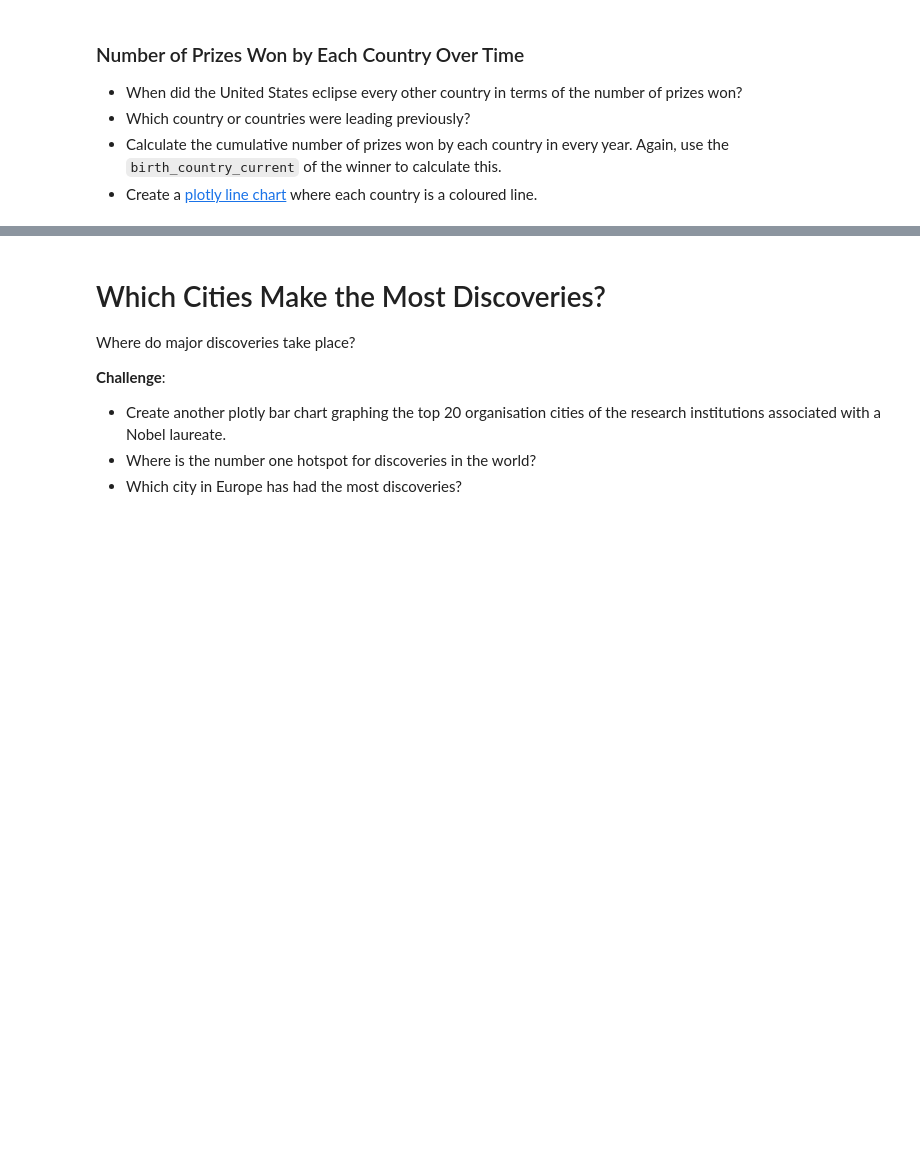
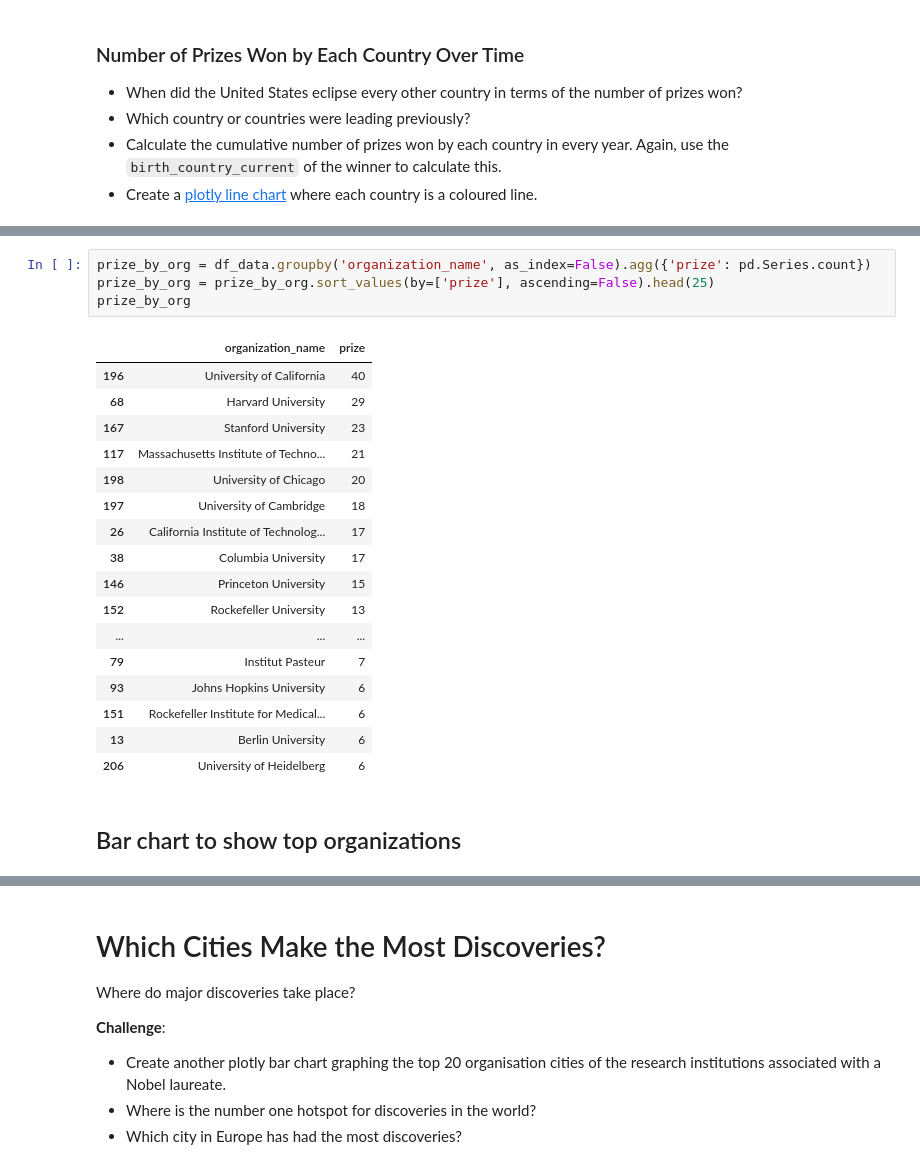
Before and after one commit to slimrivermoi/day79-data-analysis-visualization-with-plotly-matplotlib-seaborn, a Jupyter notebook: Nobel_Prize_Analysis_(start).ipynb, the cells around one changed output, grey strips where cells are left out. Drawn from its saved outputs; the diff is of its cells as text; blank space fills up the shorter version.

```diff
--- a/Nobel_Prize_Analysis_(start).ipynb
+++ b/Nobel_Prize_Analysis_(start).ipynb
@@ -798,3 +947,27 @@ The hard part is preparing the data for this chart!
 
 * Which organisations make up the top 20?
 * How many Nobel prize winners are affiliated with the University of Chicago and Harvard University?
+# %%
+prize_by_org = df_data.groupby('organization_name', as_index=False).agg({'prize': pd.Series.count})
+prize_by_org = prize_by_org.sort_values(by=['prize'], ascending=False).head(25)
+prize_by_org
+# %% [output]
+|  | organization_name | prize |
+| 196 | University of California | 40 |
+| 68 | Harvard University | 29 |
+| 167 | Stanford University | 23 |
+| 117 | Massachusetts Institute of Techno... | 21 |
+| 198 | University of Chicago | 20 |
+| 197 | University of Cambridge | 18 |
+| 26 | California Institute of Technolog... | 17 |
+| 38 | Columbia University | 17 |
+| 146 | Princeton University | 15 |
+| 152 | Rockefeller University | 13 |
+| ... | ... | ... |
+| 79 | Institut Pasteur | 7 |
+| 93 | Johns Hopkins University | 6 |
+| 151 | Rockefeller Institute for Medical... | 6 |
+| 13 | Berlin University | 6 |
+| 206 | University of Heidelberg | 6 |
+# %% [markdown]
+## Bar chart to show top organizations
```
Also changed, not shown: parts of 13 cells of this notebook.
